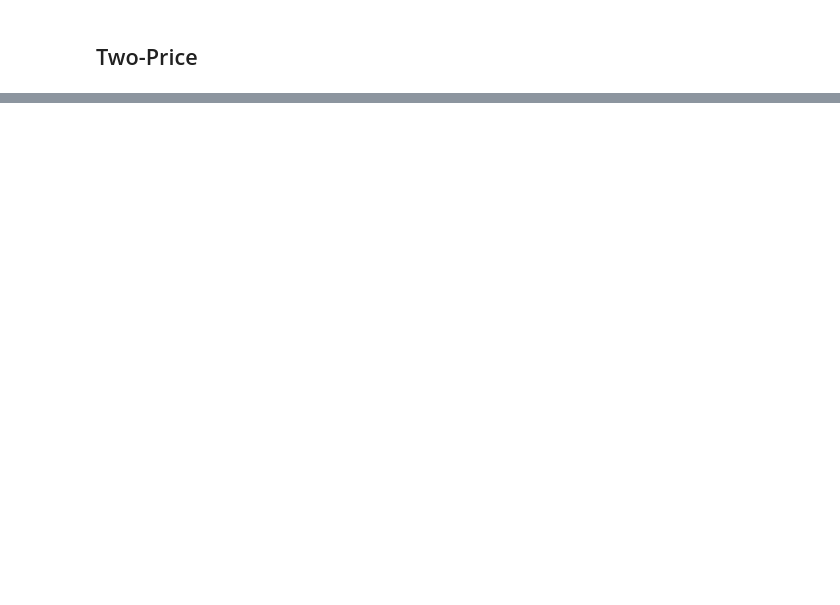
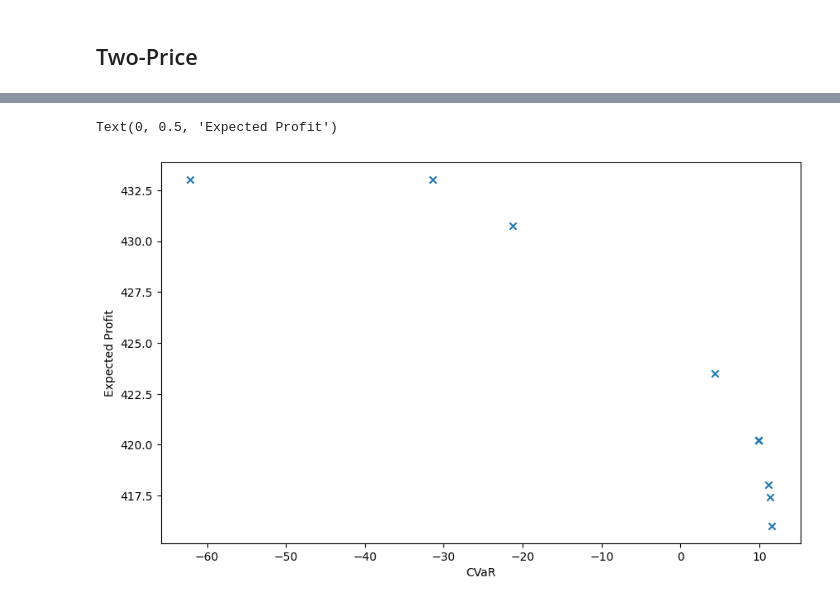
Before and after one commit to MatthieuJacobsDESL/renewables_in_electricity_markets_ass2, a Jupyter notebook: step1.1.ipynb, the cells around one changed output, grey strips where cells are left out. Cells and saved outputs as stored; diff of their text form; code cells hidden in the pictures; blank space fills up the shorter version.

```diff
--- a/step1.1.ipynb
+++ b/step1.1.ipynb
@@ -295,0 +246,2 @@ plt.legend()
+# %%
+wind_bids_ra, prob_ra, imbalances_ra, imbalances_up_ra, imbalances_down_ra, expected_profit, cvar = wpb.wind_pp_bidding_ra(wind_forecast[:, scenarios_id[:, 0]], spot_forecast[:, scenarios_id[:, 1]], imbalance_forecast[:, scenarios_id[:, 2]], f_up, f_down, alpha=0.95, beta = 0.95, price_scheme=scheme)
@@ -295,0 +295,11 @@ plt.legend()
+# %%
+# pareto frontier
+n_points = 10
+betas = np.linspace(0, 1-1/n_points, n_points)
+exp_profs, cvars = list(), list()
+
+for beta in betas:
+    print("beta: ", beta)
+    _, _, _, _, _, expected_profit, cvar = wpb.wind_pp_bidding_ra(wind_forecast[:, scenarios_id[:, 0]], spot_forecast[:, scenarios_id[:, 1]], imbalance_forecast[:, scenarios_id[:, 2]], f_up, f_down, alpha=0.95, beta=beta, price_scheme=scheme)
+    exp_profs.append(expected_profit)
+    cvars.append(cvar)
@@ -295,0 +327,8 @@ plt.legend()
+# %%
+plt.figure(figsize=(10, 6))
+plt.scatter(cvars, exp_profs, label='Pareto Frontier', marker='x')
+plt.xlabel('CVaR')
+plt.ylabel('Expected Profit')
+# %% [output]
+Text(0, 0.5, 'Expected Profit')
+[figure, added]
```
Also changed, not shown: parts of 33 cells of this notebook, 1 other file.
